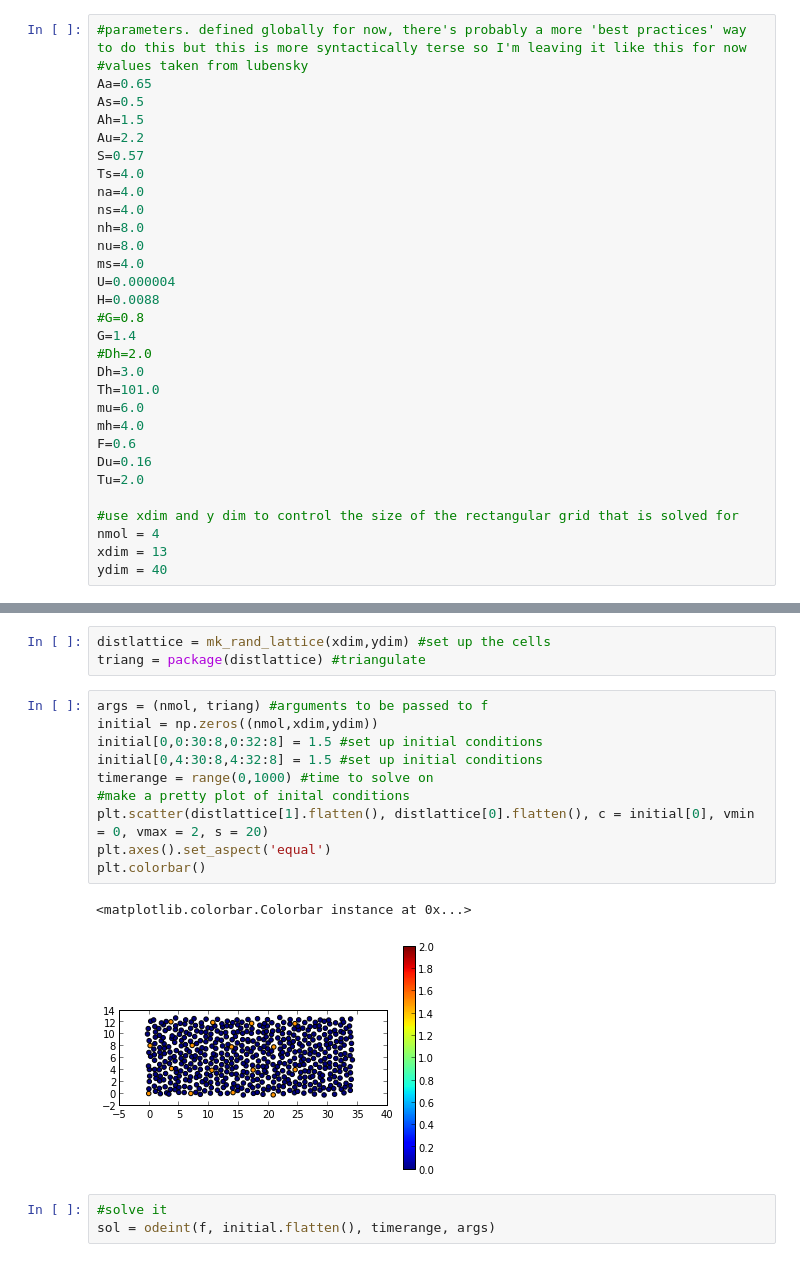
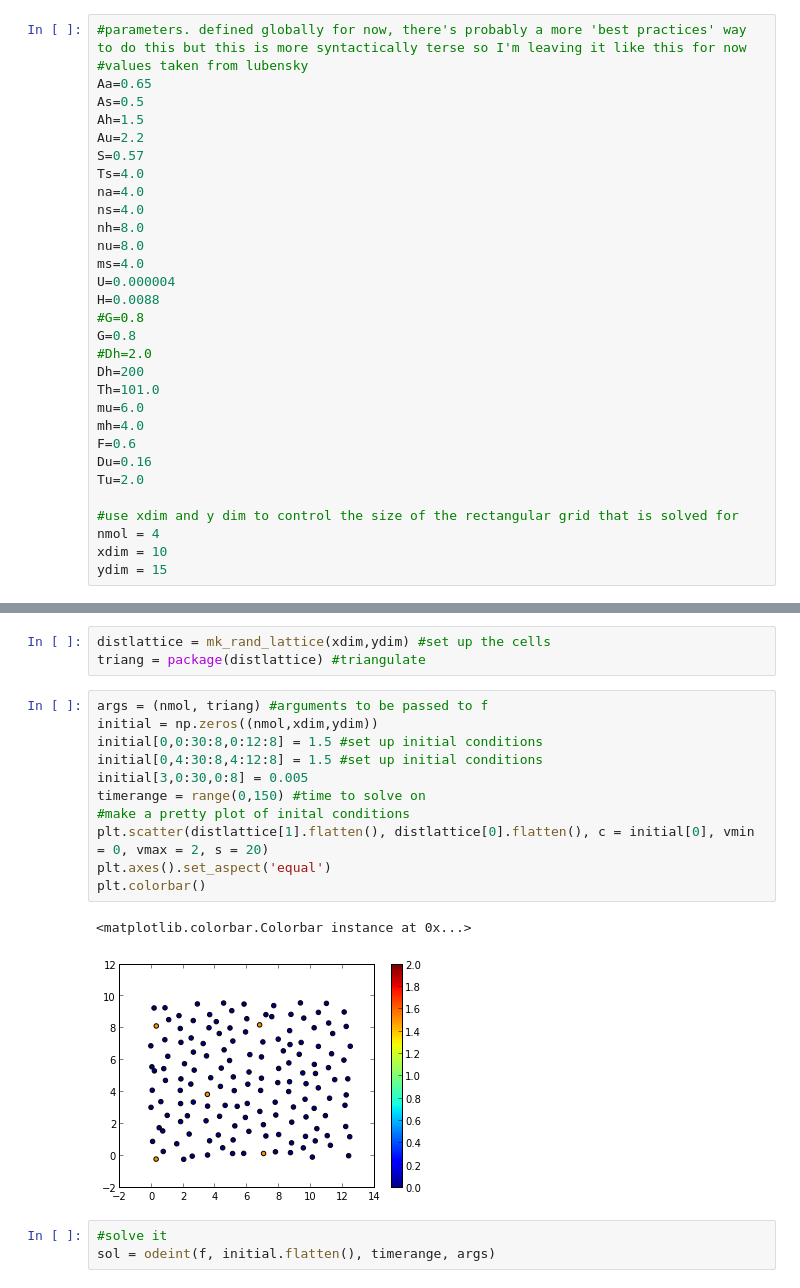
Before and after one commit to porterjamesj/lubensky, a Jupyter notebook: 2D Lubensky.ipynb, the cells around one changed output, grey strips where cells are left out. Saved outputs shown, nothing was run; the diff lists cells and outputs as text.

```diff
--- a/2D Lubensky.ipynb
+++ b/2D Lubensky.ipynb
@@ -94,9 +94,9 @@ ms=4.0
 U=0.000004
 H=0.0088
 #G=0.8
-G=1.4
+G=0.8
 #Dh=2.0
-Dh=3.0
+Dh=200
 Th=101.0
 mu=6.0
 mh=4.0
@@ -106,8 +106,8 @@ Tu=2.0
 
 #use xdim and y dim to control the size of the rectangular grid that is solved for
 nmol = 4
-xdim = 13
-ydim = 40
+xdim = 10
+ydim = 15
 # %%
 #inputs are levels of molecules (y) time (t), number of molecular players (n), and a triang with neighbor_indices
 def f(y, t, nmol, triang):
@@ -142,16 +142,17 @@ triang = package(distlattice) #triangulate
 # %%
 args = (nmol, triang) #arguments to be passed to f
 initial = np.zeros((nmol,xdim,ydim))
-initial[0,0:30:8,0:32:8] = 1.5 #set up initial conditions
-initial[0,4:30:8,4:32:8] = 1.5 #set up initial conditions
-timerange = range(0,1000) #time to solve on
+initial[0,0:30:8,0:12:8] = 1.5 #set up initial conditions
+initial[0,4:30:8,4:12:8] = 1.5 #set up initial conditions
+initial[3,0:30,0:8] = 0.005
+timerange = range(0,150) #time to solve on
 #make a pretty plot of inital conditions
 plt.scatter(distlattice[1].flatten(), distlattice[0].flatten(), c = initial[0], vmin = 0, vmax = 2, s = 20)
 plt.axes().set_aspect('equal')
 plt.colorbar()
 # %% [output]
 <matplotlib.colorbar.Colorbar instance at 0x...>
-[figure, old version]
+[figure, new version]
 # %%
 #solve it
 sol = odeint(f, initial.flatten(), timerange, args)
```
Also changed, not shown: parts of 4 cells of this notebook, 3 other files.
